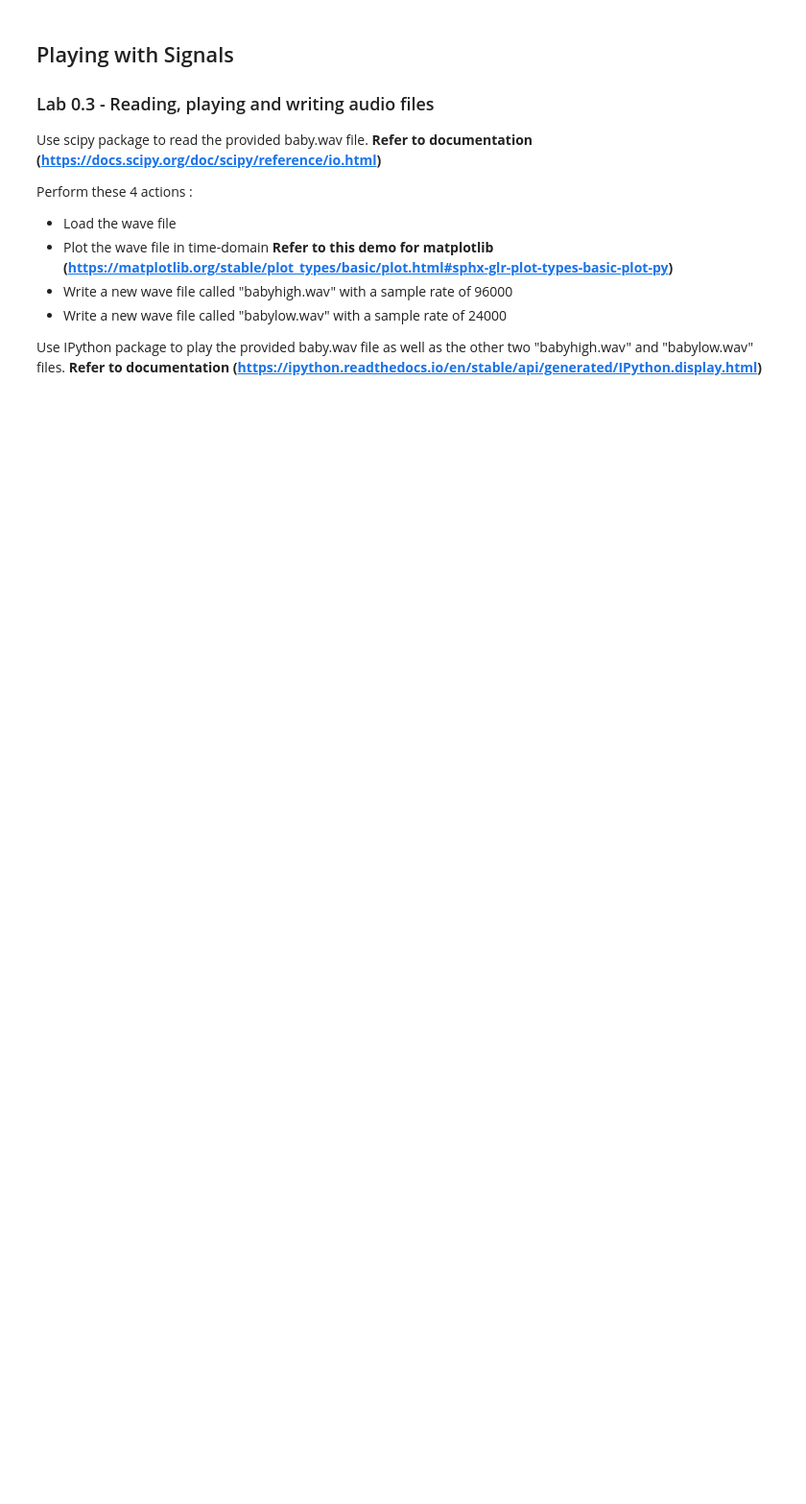
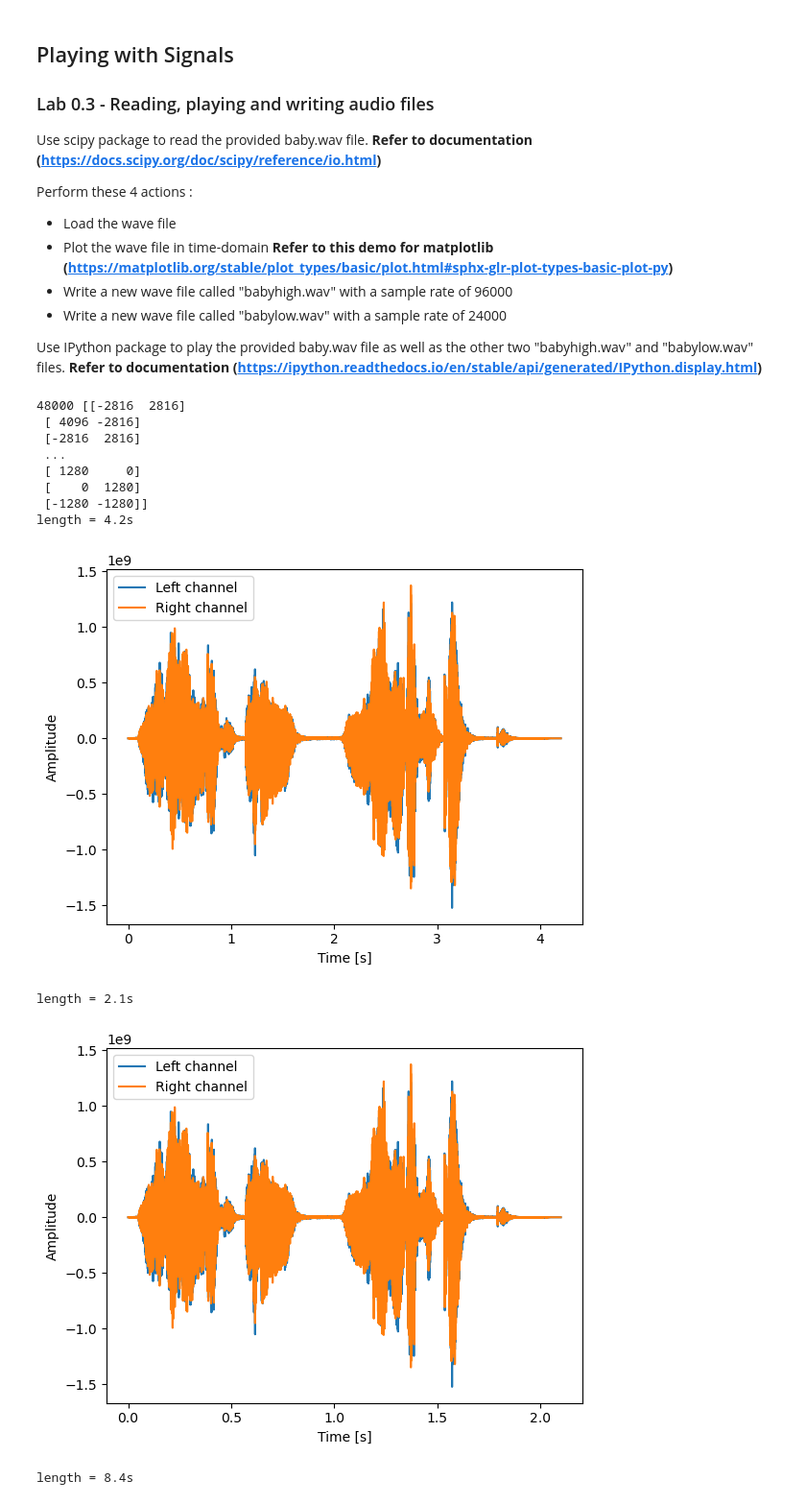
Before and after one commit to FrankieReyna-bop/EE242, a Jupyter notebook: Lab0/EE242_Lab0.ipynb, the cells around one changed output. Shown: that part at 96% size. Cells and saved outputs as stored; diff of their text form; code cells hidden in the pictures; blank space fills up the shorter version.

```diff
--- a/Lab0/EE242_Lab0.ipynb
+++ b/Lab0/EE242_Lab0.ipynb
@@ -114,19 +123,59 @@ Use IPython package to play the provided baby.wav file as well as the other two
 # %%
 #Python Code goes here
 #Install the IPython package using !python install --user IPython
-import scipy
+import IPython
+from scipy.io import wavfile
+import matplotlib.pyplot as plt
+import numpy as np
+
 #1. Read the baby.wav file.
-
-
-
-
+samplerate, data = wavfile.read('baby.wav')
+print(f"{samplerate} {data}")
 #2. Plot the laugh sound (What are the two arrays that you see?)
-
-
+length = data.shape[0] / samplerate
+print(f"length = {length}s")
+time = np.linspace(0., length, data.shape[0])
+plt.plot(time, data[:, 0], label="Left channel")
+plt.plot(time, data[:, 1], label="Right channel")
+plt.legend()
+plt.xlabel("Time [s]")
+plt.ylabel("Amplitude")
+plt.show()
 #3. Store the data with sample rate of 96000
-
-
+samplerate, data = wavfile.read('baby.wav')
+length = data.shape[0] / 96000
+print(f"length = {length}s")
+time = np.linspace(0., length, data.shape[0])
+plt.plot(time, data[:, 0], label="Left channel")
+plt.plot(time, data[:, 1], label="Right channel")
+plt.legend()
+plt.xlabel("Time [s]")
+plt.ylabel("Amplitude")
+plt.show()
+wavfile.write('babyhigh.wav', 96000, data)
 #4. Store the data with sample rate of 24000
-
-
+samplerate, data = wavfile.read('baby.wav')
+length = data.shape[0] / 24000
+print(f"length = {length}s")
+time = np.linspace(0., length, data.shape[0])
+plt.plot(time, data[:, 0], label="Left channel")
+plt.plot(time, data[:, 1], label="Right channel")
+plt.legend()
+plt.xlabel("Time [s]")
+plt.ylabel("Amplitude")
+plt.show()
+wavfile.write('lowhigh.wav', 24000, data)
 #5. Play all the files. Notice how the sound changes?
+# %% [output]
+48000 [[-2816  2816]
+ [ 4096 -2816]
+ [-2816  2816]
+ ...
+ [ 1280     0]
+ [    0  1280]
+ [-1280 -1280]]
+length = 4.2s
+[figure, added]
+length = 2.1s
+[figure, added]
+length = 8.4s
```
Also changed, not shown: parts of 6 cells of this notebook, 4 other files.
